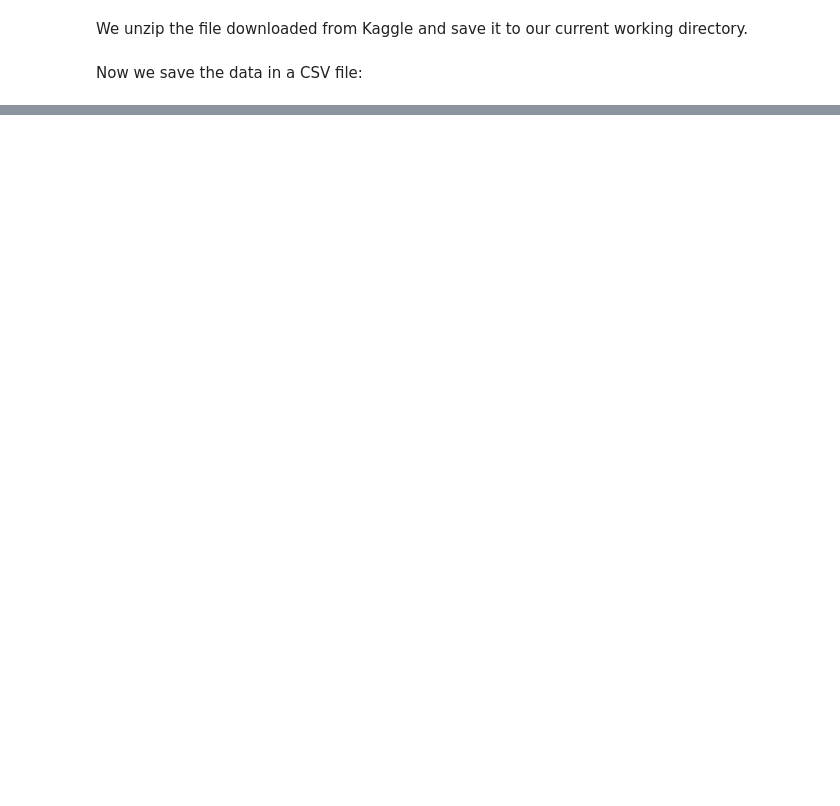
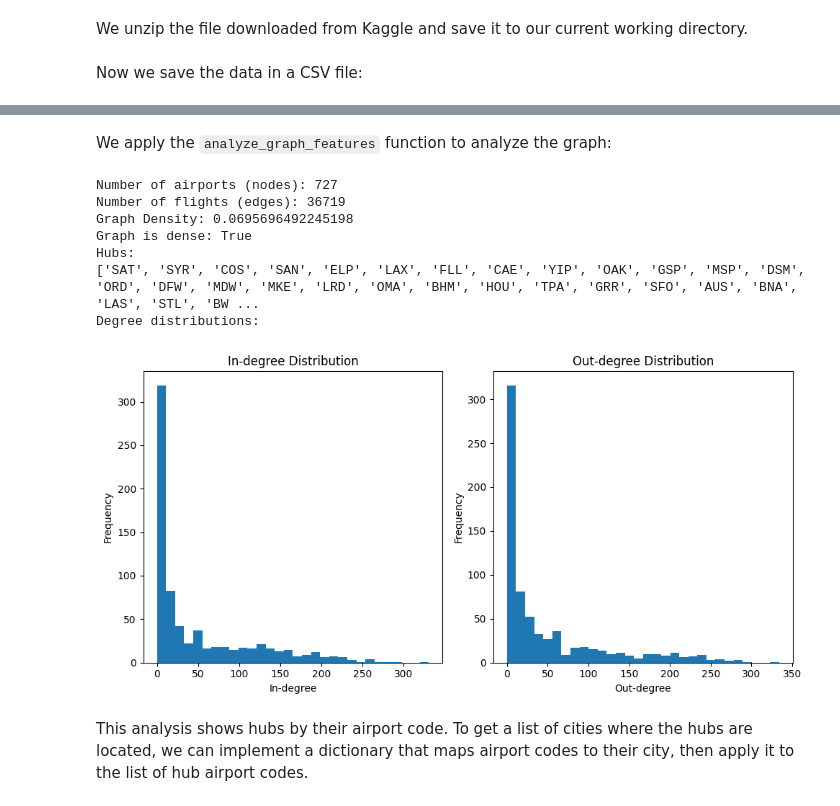
Before and after one commit to gmaurer08/ADM-HW5, a Jupyter notebook: main.ipynb, the cells around one changed output, grey strips where cells are left out. Drawn from its saved outputs; the diff is of its cells as text; code cells hidden in the pictures; blank space fills up the shorter version.

```diff
--- a/main.ipynb
+++ b/main.ipynb
@@ -52,0 +479,15 @@ df.head()
+# %% [markdown]
+We apply the `analyze_graph_features` function to analyze the graph:
+# %%
+num_airports, num_flights, density, hubs = analyze_graph_features(flight_network)
+# %% [output]
+Number of airports (nodes): 727
+Number of flights (edges): 36719
+Graph Density: 0.0695696492245198
+Graph is dense: True
+Hubs:
+['SAT', 'SYR', 'COS', 'SAN', 'ELP', 'LAX', 'FLL', 'CAE', 'YIP', 'OAK', 'GSP', 'MSP', 'DSM', 'ORD', 'DFW', 'MDW', 'MKE', 'LRD', 'OMA', 'BHM', 'HOU', 'TPA', 'GRR', 'SFO', 'AUS', 'BNA', 'LAS', 'STL', 'BW ...
+Degree distributions:
+[figure, added]
+# %% [markdown]
+This analysis shows hubs by their airport code. To get a list of cities where the hubs are located, we can implement a dictionary that maps airport codes to their city, then apply it to the list of hub airport codes.
```
Also changed, not shown: parts of 47 cells of this notebook.
